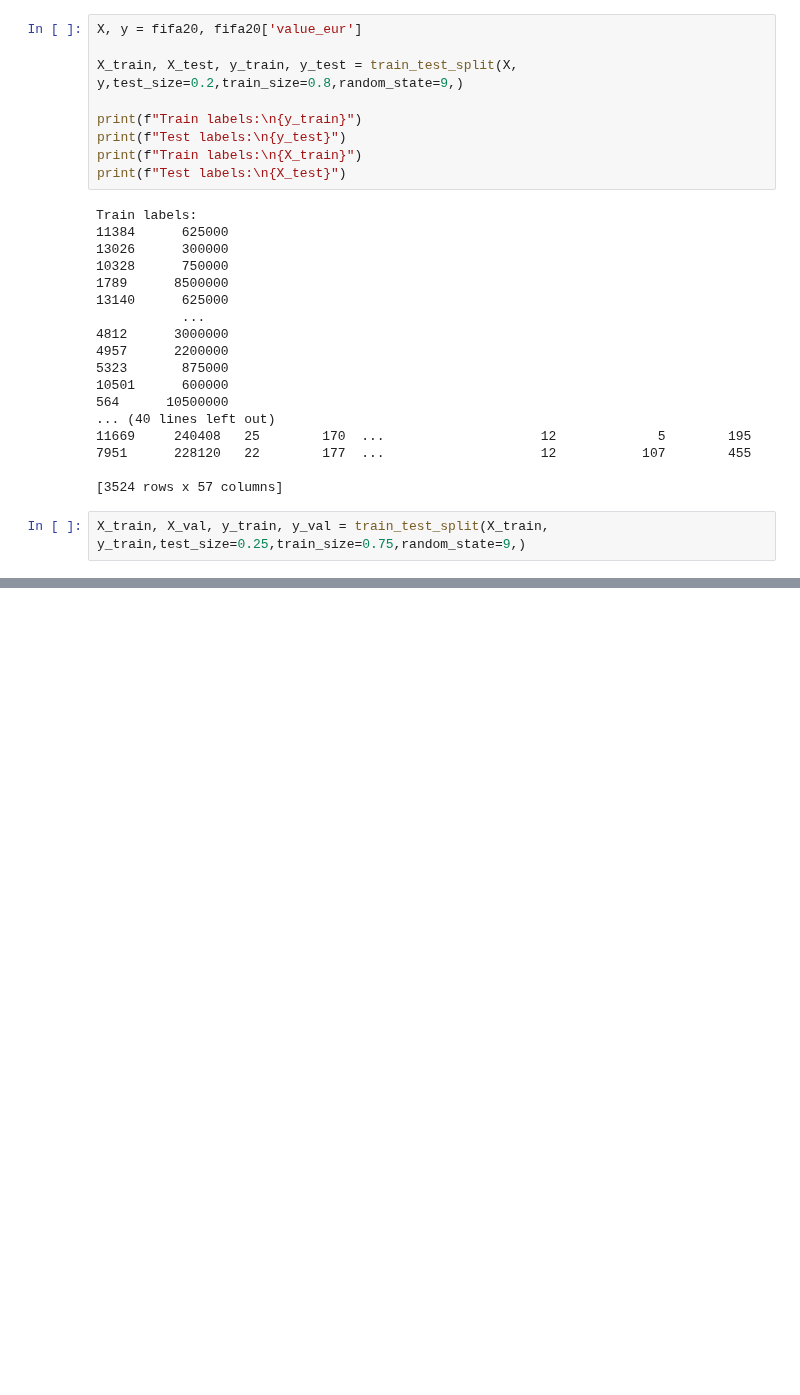
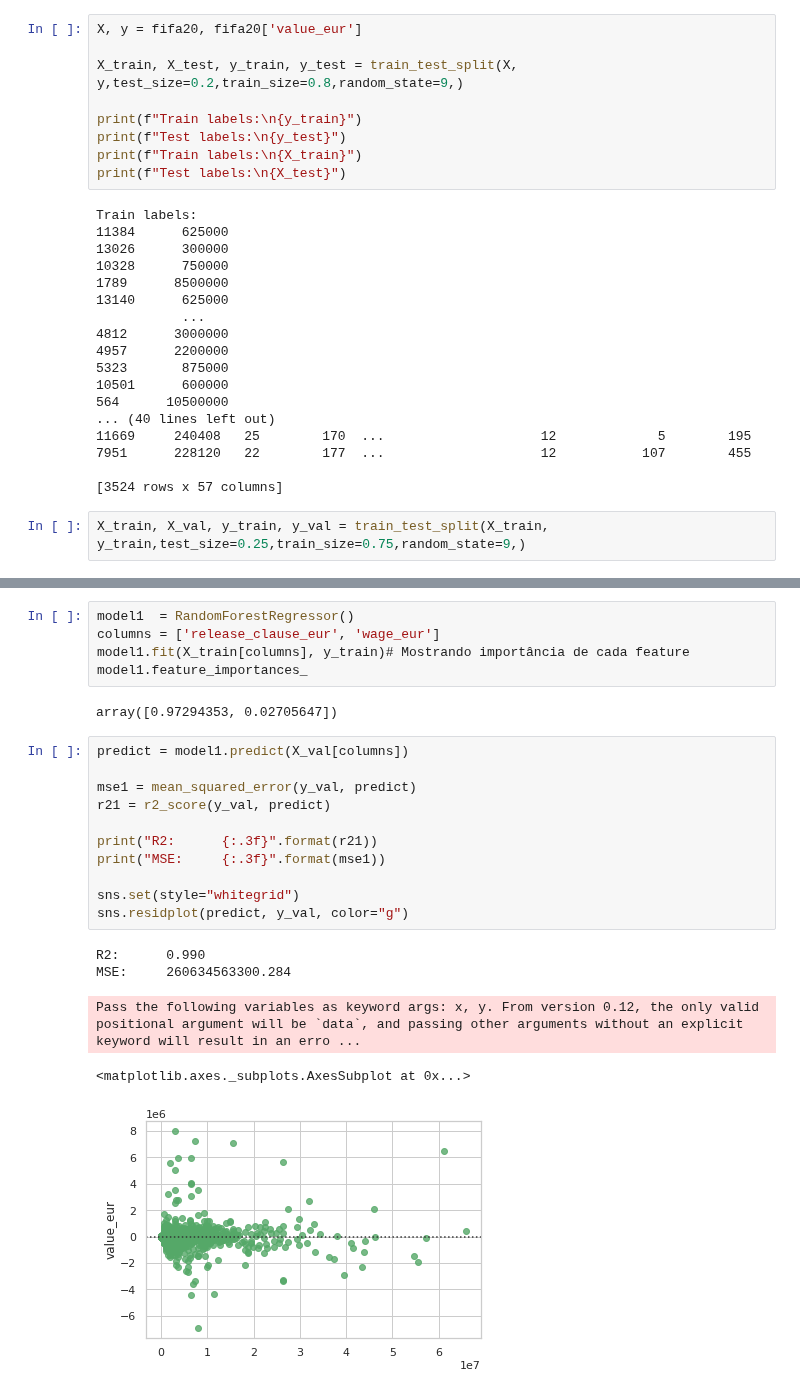
Before and after one commit to LucasAfa/Projeto2-IF775, a Jupyter notebook: projeto.ipynb, the cells around one changed output, grey strips where cells are left out. Drawn from its saved outputs; the diff is of its cells as text; blank space fills up the shorter version.

```diff
--- a/projeto.ipynb
+++ b/projeto.ipynb
@@ -142,0 +153,24 @@ MSE:     1385655358597.020
+# %%
+model1  = RandomForestRegressor()
+columns = ['release_clause_eur', 'wage_eur']
+model1.fit(X_train[columns], y_train)# Mostrando importância de cada feature
+model1.feature_importances_
+# %% [output]
+array([0.97294353, 0.02705647])
+# %%
+predict = model1.predict(X_val[columns])
+
+mse1 = mean_squared_error(y_val, predict)
+r21 = r2_score(y_val, predict)
+
+print("R2:      {:.3f}".format(r21))
+print("MSE:     {:.3f}".format(mse1))
+
+sns.set(style="whitegrid")
+sns.residplot(predict, y_val, color="g")
+# %% [output]
+R2:      0.990
+MSE:     260634563300.284
+Pass the following variables as keyword args: x, y. From version 0.12, the only valid positional argument will be `data`, and passing other arguments without an explicit keyword will result in an erro ...
+<matplotlib.axes._subplots.AxesSubplot at 0x...>
+[figure, added]
```
Also changed, not shown: parts of 4 cells of this notebook.
